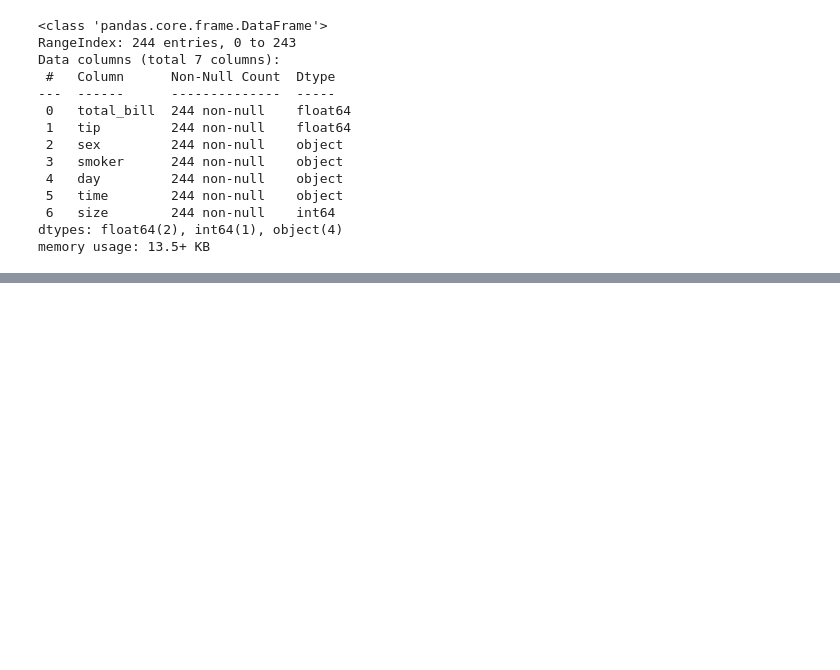
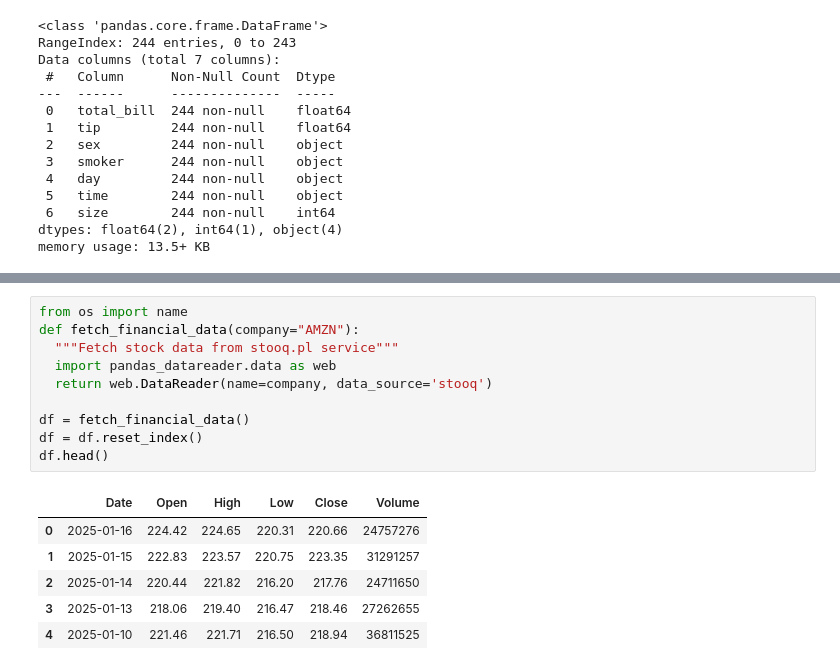
Before and after one commit to sebakrys/data-science-bootcamp-A-Z, a Jupyter notebook: 15_plotply_express.ipynb, the cells around one changed output, grey strips where cells are left out. Drawn from its saved outputs; the diff is of its cells as text; blank space fills up the shorter version.

```diff
--- a/15_plotply_express.ipynb
+++ b/15_plotply_express.ipynb
@@ -120,0 +151,17 @@ px.parallel_categories(data_frame=df, color='size')
+# %%
+from os import name
+def fetch_financial_data(company="AMZN"):
+  """Fetch stock data from stooq.pl service"""
+  import pandas_datareader.data as web
+  return web.DataReader(name=company, data_source='stooq')
+
+df = fetch_financial_data()
+df = df.reset_index()
+df.head()
+# %% [output]
+|  | Date | Open | High | Low | Close | Volume |
+| 0 | 2025-01-16 | 224.42 | 224.65 | 220.31 | 220.66 | 24757276 |
+| 1 | 2025-01-15 | 222.83 | 223.57 | 220.75 | 223.35 | 31291257 |
+| 2 | 2025-01-14 | 220.44 | 221.82 | 216.20 | 217.76 | 24711650 |
+| 3 | 2025-01-13 | 218.06 | 219.40 | 216.47 | 218.46 | 27262655 |
+| 4 | 2025-01-10 | 221.46 | 221.71 | 216.50 | 218.94 | 36811525 |
```
Also changed, not shown: parts of 17 cells of this notebook.
